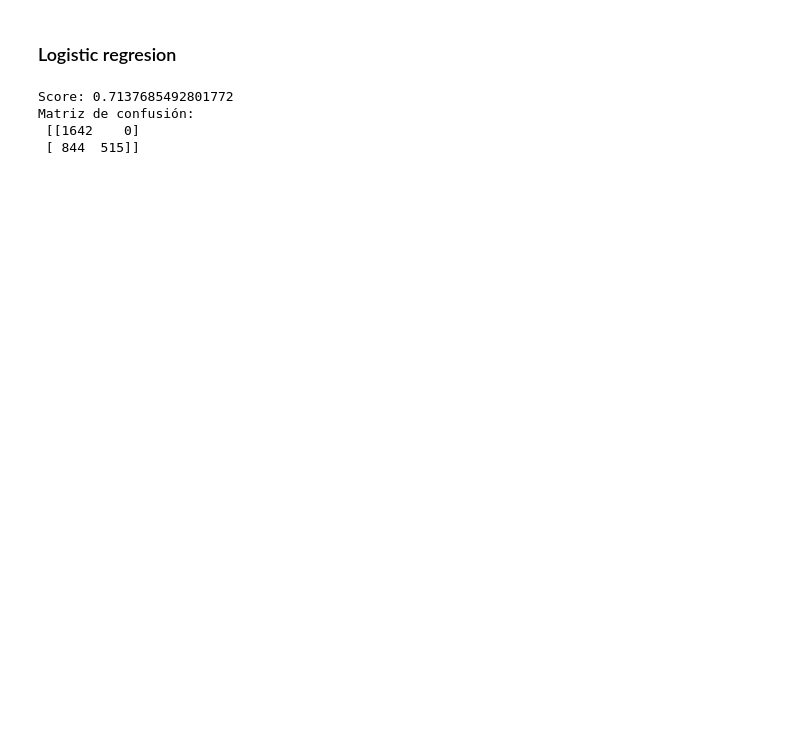
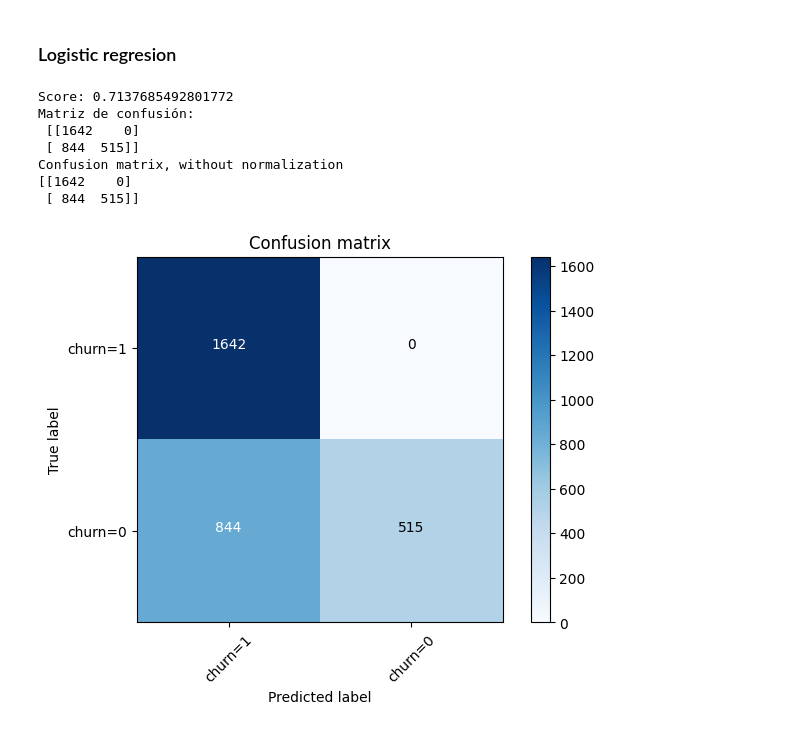
Before and after one commit to miguel10028/Electrical-Fault-detection-and-classification, a Jupyter notebook: electrical-fault-analysis.ipynb, the cells around one changed output. Saved outputs shown, nothing was run; the diff lists cells and outputs as text; code cells hidden in the pictures; blank space fills up the shorter version.

```diff
--- a/electrical-fault-analysis.ipynb
+++ b/electrical-fault-analysis.ipynb
@@ -404,14 +494,22 @@ Matriz de confusión:
 # %%
 model = LogisticRegression(solver='saga',penalty='l2', C=0.4)  # 'C': [0.01, 0.1, 1, 10], 'penalty': ['l1', 'l2'],  'solver': ['liblinear', 'saga']
 
 model.fit(X_train,y_train)
 scores = cross_val_score(model, X_test, y_test, cv=10)
 print("Score:", np.mean(scores))
 y_pred = model.predict(X_test)
 conf_matrix = confusion_matrix(y_test, y_pred)
 print("Matriz de confusión:\n", conf_matrix)
+np.set_printoptions(precision=2)
+# Plot non-normalized confusion matrix
+plt.figure()
+plot_confusion_matrix(conf_matrix, classes=['churn=1','churn=0'],normalize= False,  title='Confusion matrix')
 # %% [output]
 Score: 0.7137685492801772
 Matriz de confusión:
  [[1642    0]
  [ 844  515]]
+Confusion matrix, without normalization
+[[1642    0]
+ [ 844  515]]
+[figure, added]
```
Also changed, not shown: parts of 5 cells of this notebook.
